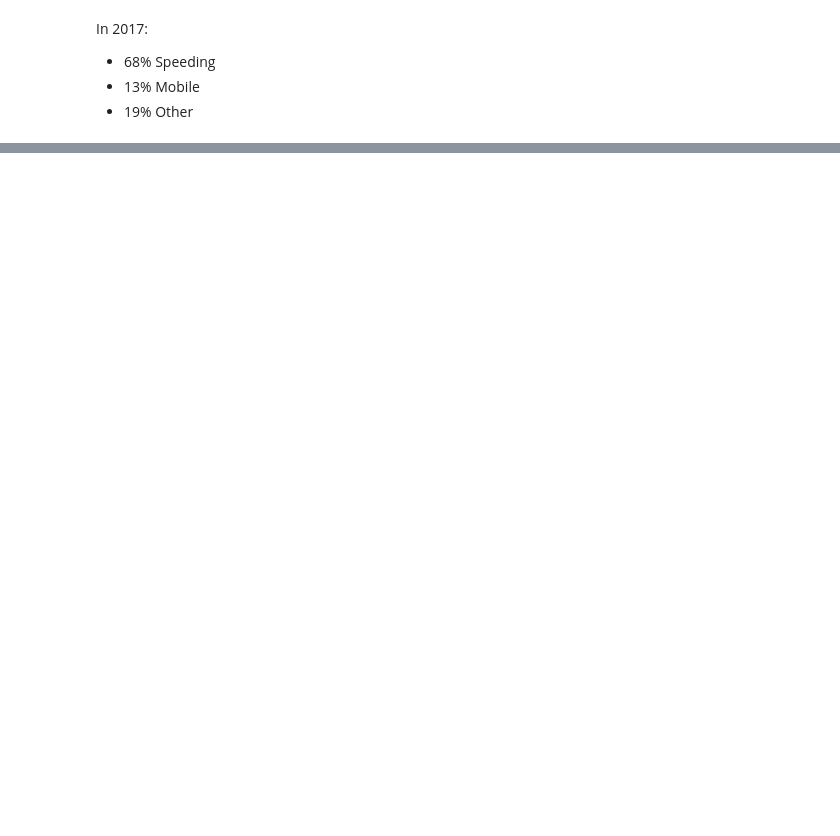
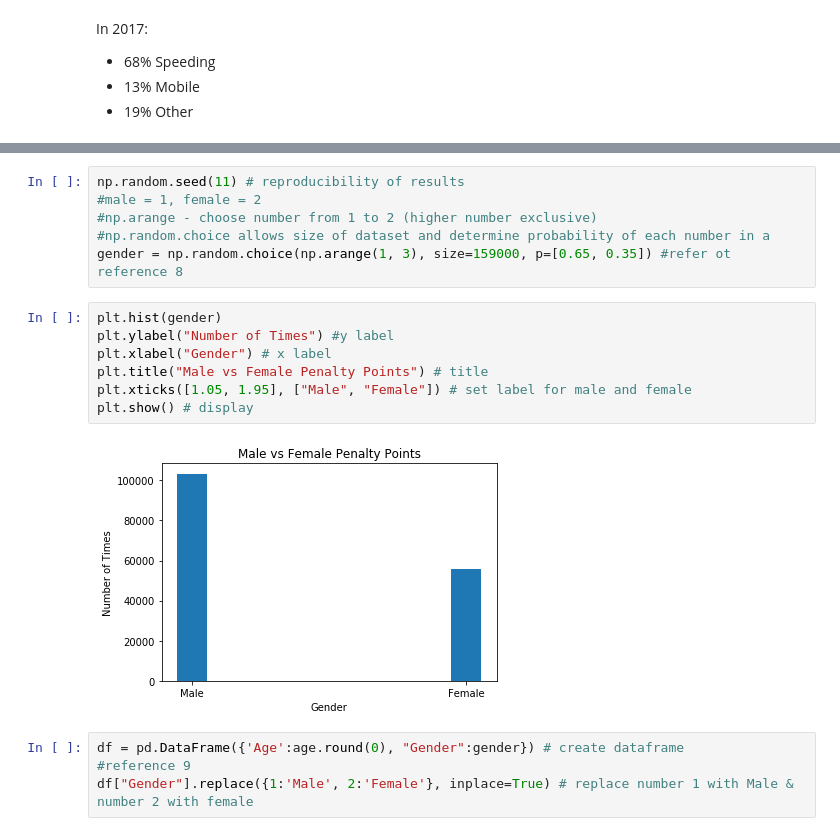
Before and after one commit to kevindooley/Simulated-Dataset, a Jupyter notebook: Simulation of Dataset.ipynb, the cells around one changed output, grey strips where cells are left out. Cells and saved outputs as stored; diff of their text form; blank space fills up the shorter version.

```diff
--- a/Simulation of Dataset.ipynb
+++ b/Simulation of Dataset.ipynb
@@ -67,0 +91,19 @@ plt.show # display plot
+# %%
+np.random.seed(11) # reproducibility of results
+#male = 1, female = 2
+#np.arange - choose number from 1 to 2 (higher number exclusive)
+#np.random.choice allows size of dataset and determine probability of each number in a
+gender = np.random.choice(np.arange(1, 3), size=159000, p=[0.65, 0.35]) #refer ot reference 8
+# %%
+plt.hist(gender)
+plt.ylabel("Number of Times") #y label
+plt.xlabel("Gender") # x label
+plt.title("Male vs Female Penalty Points") # title
+plt.xticks([1.05, 1.95], ["Male", "Female"]) # set label for male and female
+plt.show() # display
+# %% [output]
+[figure, added]
+# %%
+df = pd.DataFrame({'Age':age.round(0), "Gender":gender}) # create dataframe
+#reference 9
+df["Gender"].replace({1:'Male', 2:'Female'}, inplace=True) # replace number 1 with Male & number 2 with female
```
Also changed, not shown: parts of 7 cells of this notebook.
